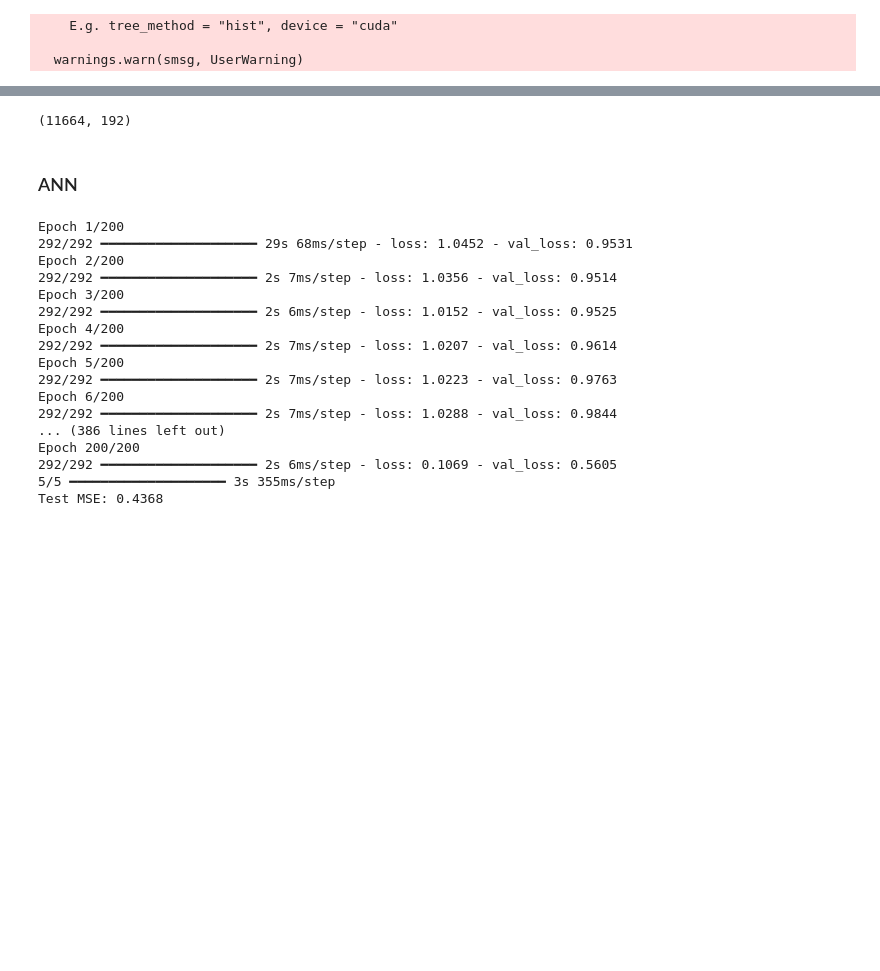
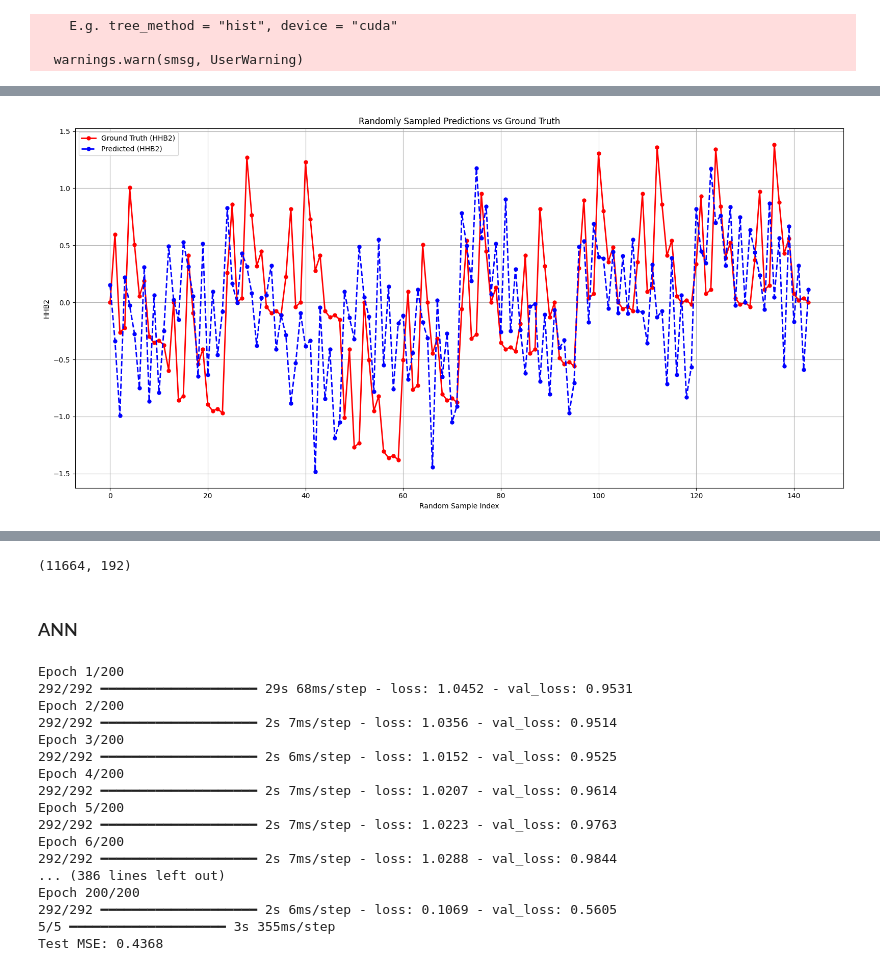
Before and after one commit to HaiyangTa/MCX_bbnirs_simulation_2layer, a Jupyter notebook: Fittings/FD_hhb2_delta.ipynb, the cells around one changed output, grey strips where cells are left out. Drawn from its saved outputs; the diff is of its cells as text; code cells hidden in the pictures; blank space fills up the shorter version.

```diff
--- a/Fittings/FD_hhb2_delta.ipynb
+++ b/Fittings/FD_hhb2_delta.ipynb
@@ -219,3 +225,17 @@ array([0.38119476])
+# %%
+# Plot with circular markers
+plt.figure(figsize=(16, 8))
+plt.plot(y_test_s, 'r-o', label='Ground Truth (HHB2)', linewidth=2, markersize=5)
+plt.plot(y_preds, 'b--o', label='Predicted (HHB2)', linewidth=2, markersize=5)
+plt.xlabel('Random Sample Index')
+plt.ylabel('HHB2')
+plt.title('Randomly Sampled Predictions vs Ground Truth')
+plt.legend()
+plt.grid(True)
+plt.tight_layout()
+plt.show()
+# %% [output]
+[figure, added]
 # %%
 # Randomly select 100 indices
 indices = np.random.choice(len(y_test_s), size=100, replace=False)
```
Also changed, not shown: parts of 7 cells of this notebook.
